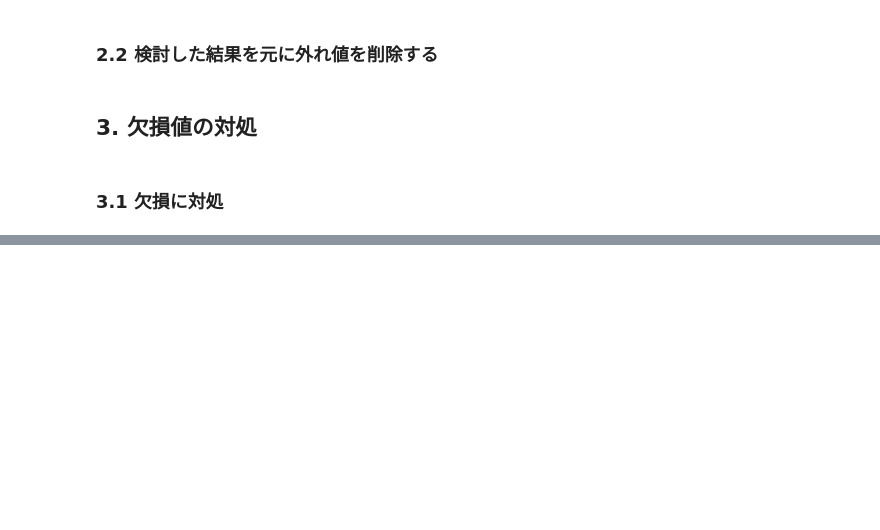
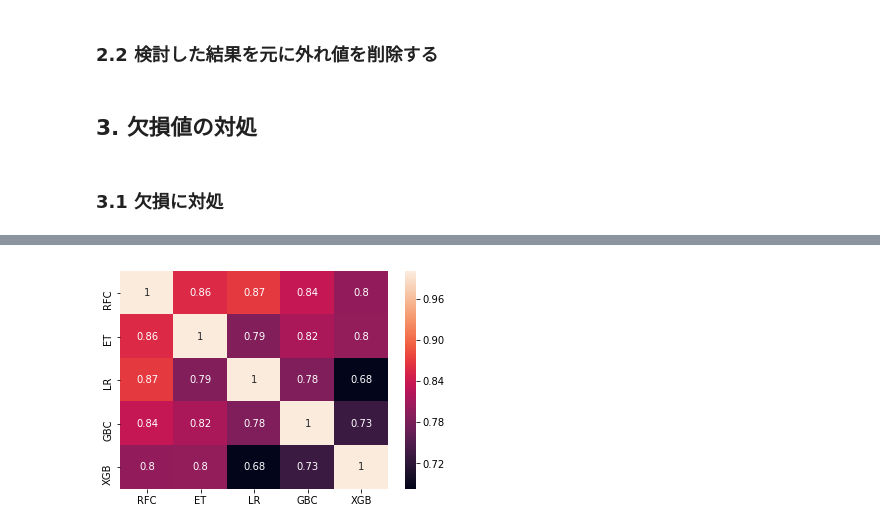
Before and after one commit to hidehidehide1984/titanic, a Jupyter notebook: 20180315_titanic.ipynb, the cells around one changed output, grey strips where cells are left out. Saved outputs shown, nothing was run; the diff lists cells and outputs as text; code cells hidden in the pictures; blank space fills up the shorter version.

```diff
--- a/20180315_titanic.ipynb
+++ b/20180315_titanic.ipynb
@@ -435,0 +284,15 @@ ValueError: could not convert string to float: 'C148'
+# %%
+from sklearn.ensemble import RandomForestClassifier, AdaBoostClassifier, GradientBoostingClassifier, ExtraTreesClassifier, VotingClassifier
+from sklearn.discriminant_analysis import LinearDiscriminantAnalysis
+from sklearn.linear_model import LogisticRegression
+from sklearn.neighbors import KNeighborsClassifier
+from sklearn.tree import DecisionTreeClassifier
+from sklearn.neural_network import MLPClassifier
+from sklearn.svm import SVC
+from sklearn.ensemble import RandomForestClassifier
+import xgboost as xgb
+from sklearn.model_selection import GridSearchCV, cross_val_score, StratifiedKFold, learning_curve,RandomizedSearchCV
+
+
+# トレーニングデータと訓練データに分ける
+kfold = StratifiedKFold(n_splits=10)
@@ -435,0 +552,14 @@ ValueError: could not convert string to float: 'C148'
+# %%
+test_Survived_RFC = pd.Series(gsRFC.best_estimator_.predict(test_df), name="RFC")
+test_Survived_ET = pd.Series(gsET.best_estimator_.predict(test_df), name="ET")
+test_Survived_LR = pd.Series(gsLR.best_estimator_.predict(test_df), name="LR")
+test_Survived_GBC = pd.Series(gsGBC.best_estimator_.predict(test_df), name="GBC")
+test_Survived_XGB = pd.Series(gsXGB.best_estimator_.predict(test_df), name="XGB")
+
+# Concatenate all classifier results
+ensemble_results = pd.concat([test_Survived_RFC,test_Survived_ET,test_Survived_LR,test_Survived_GBC,test_Survived_XGB],axis=1)
+
+
+g= sns.heatmap(ensemble_results.corr(),annot=True)
+# %% [output]
+[figure, added]
```
Also changed, not shown: parts of 53 cells of this notebook.
